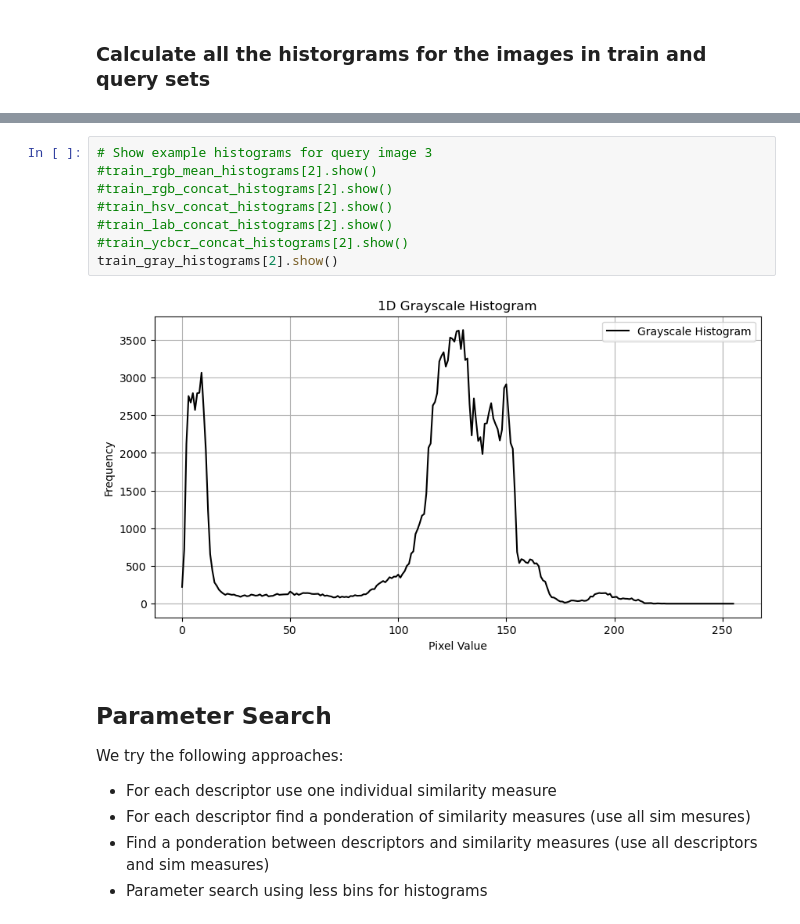
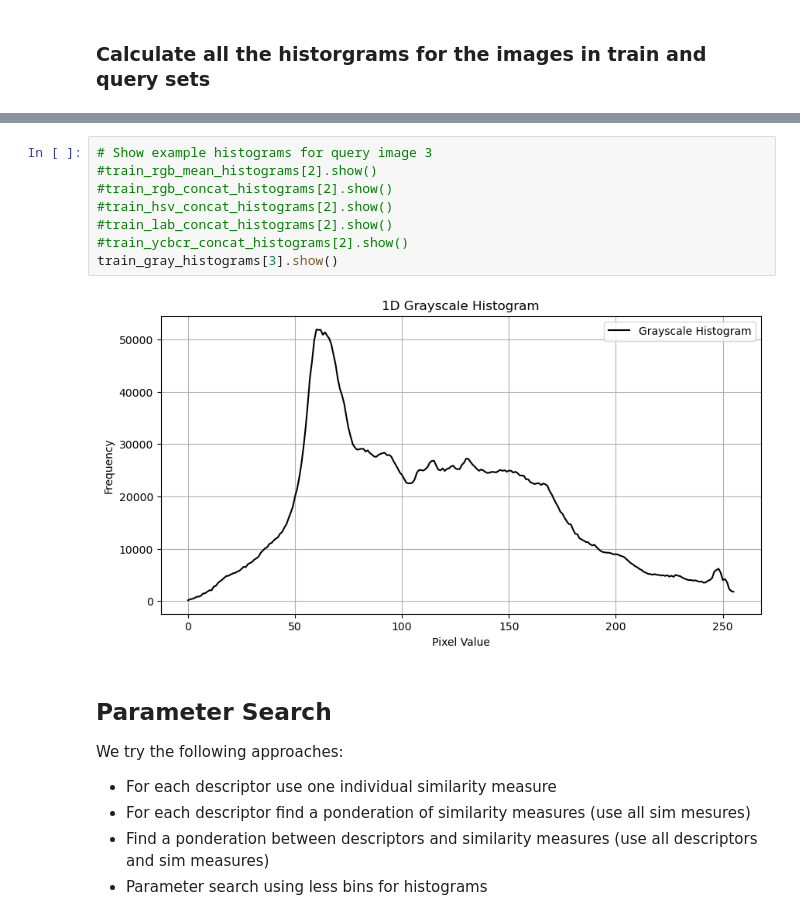
Before and after one commit to MCV-2025-C1-Project/Team2, a Jupyter notebook: Week1/main.ipynb, the cells around one changed output, grey strips where cells are left out. Cells and saved outputs as stored; diff of their text form.

```diff
--- a/Week1/main.ipynb
+++ b/Week1/main.ipynb
@@ -182,13 +254,13 @@ for img_name in tqdm(query_images, desc="Processing query images"):
 # %%
 # Show example histograms for query image 3
 #train_rgb_mean_histograms[2].show()
 #train_rgb_concat_histograms[2].show()
 #train_hsv_concat_histograms[2].show()
 #train_lab_concat_histograms[2].show()
 #train_ycbcr_concat_histograms[2].show()
-train_gray_histograms[2].show()
+train_gray_histograms[3].show()
 # %% [output]
-[figure, old version]
+[figure, new version]
 # %% [markdown]
 ## Parameter Search
 
```
Also changed, not shown: parts of 3 cells of this notebook, 2 other files.
